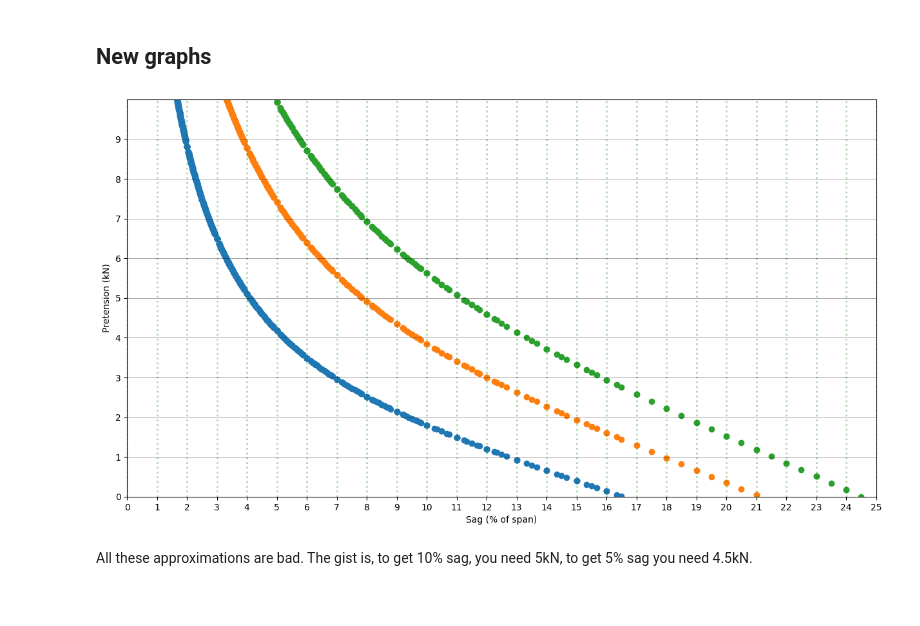
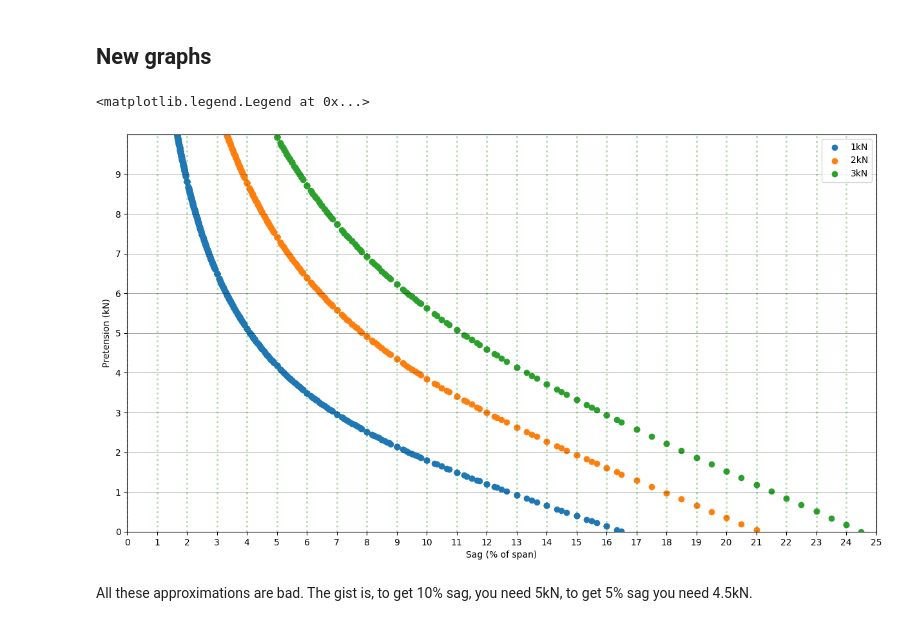
Before and after one commit to jemmaherbert/Tyrolean, a Jupyter notebook: tyrolean-pretension.ipynb, the cells around one changed output. Saved outputs shown, nothing was run; the diff lists cells and outputs as text; code cells hidden in the pictures.

Commit message:
add legend to pretensions graph. Add pretensions graph as image

```diff
--- a/tyrolean-pretension.ipynb
+++ b/tyrolean-pretension.ipynb
@@ -185,32 +185,34 @@ plt.ylim(0,10)
 # %%
 fig, ax = plt.subplots(figsize=(15, 8))
 
 def plot_sag_pretension(F=1):
     ss = np.array(range(50,500,10))/100
     ls = range(10,500,10)
     lengths, pretensions, ultimate_tensions, sags = collect_data(ss, ls, F)
 
     ax.grid(axis="x", color="green", alpha=.3, linewidth=2, linestyle=":")
     ax.grid(axis="y", color="black", alpha=.5, linewidth=.5)
 
     sag_percentages = np.divide(sags,lengths)*100
-    scatter = plt.scatter(sag_percentages, pretensions)
+    scatter = plt.scatter(sag_percentages, pretensions, label=f"{F}kN")
 
     plt.ylabel('Pretension (kN)')
     plt.xlabel('Sag (% of span)')
     plt.xlim(0,)
     plt.ylim(0,10)
     plt.xticks(np.arange(0, max(sag_percentages)+1, 1.0))
     plt.yticks(np.arange(0, 10, 1.0))
 
     xs = np.divide(sags,lengths)*100
     ys = pretensions
 
 plot_sag_pretension(1)
 plot_sag_pretension(2)
 plot_sag_pretension(3)
+plt.legend()
 # %% [output]
+<matplotlib.legend.Legend at 0x...>
-[figure, old version]
+[figure, new version]
 # %%
 #These were some attempts to approximate this curve. None are very good.
 
```
Also changed, not shown: 1 other file.
